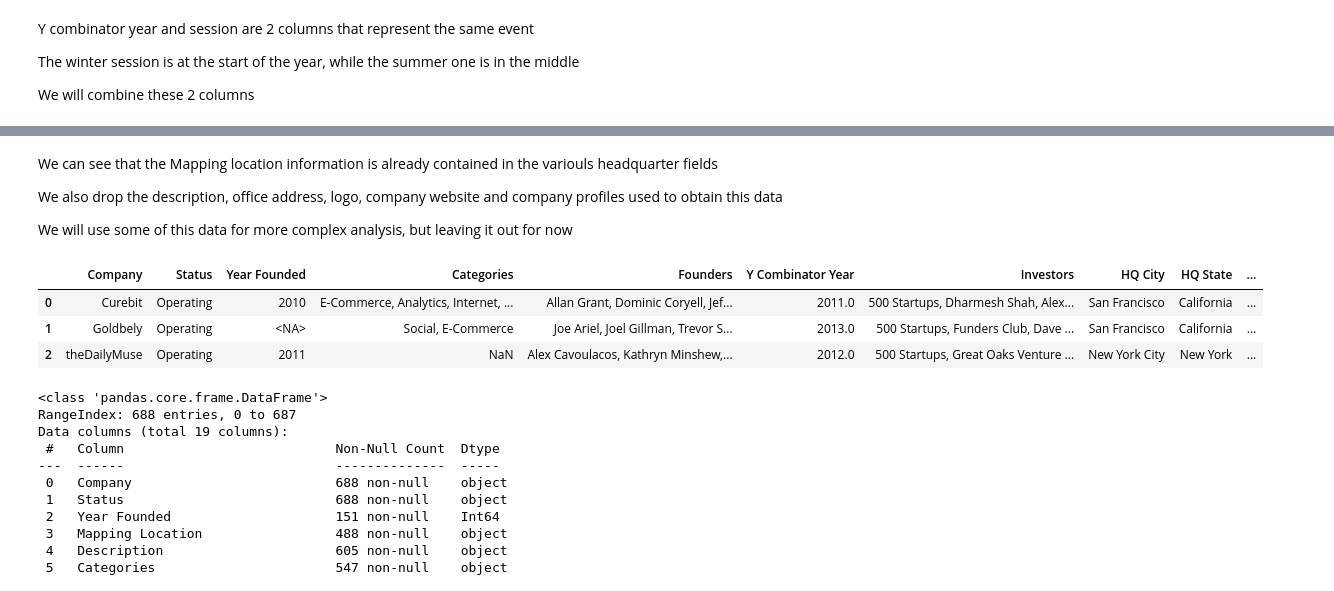
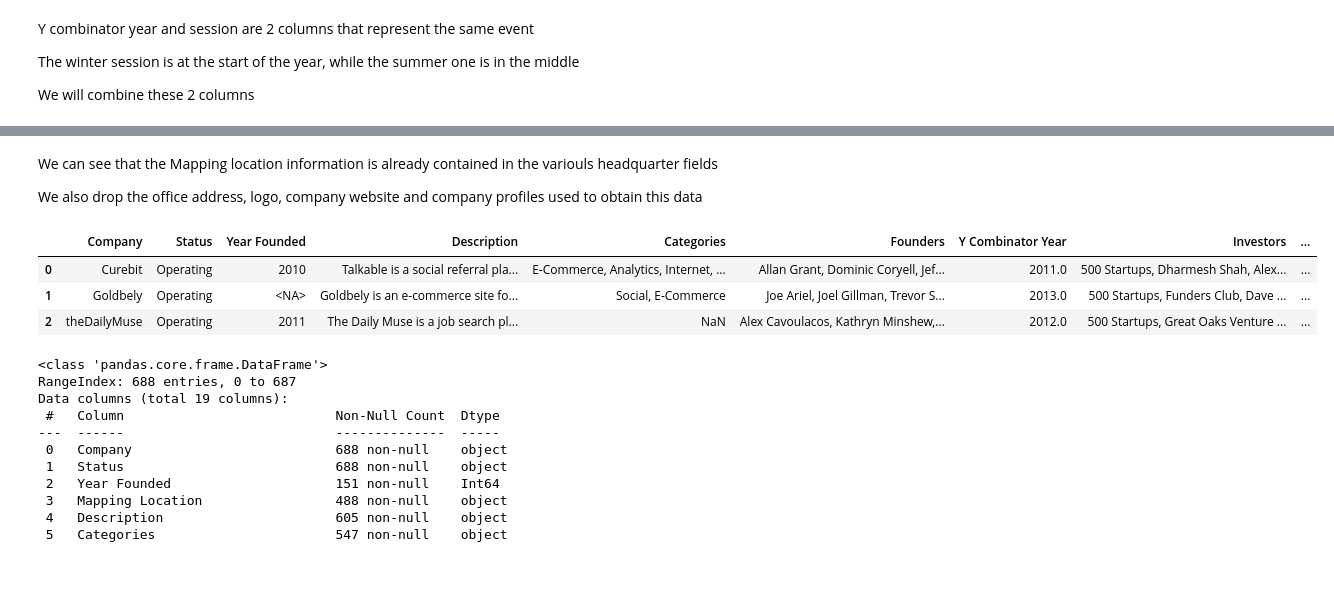
Before and after one commit to MihailoMilenkovic/startups-analysis, a Jupyter notebook: project.ipynb, the cells around one changed output, grey strips where cells are left out. Cells and saved outputs as stored; diff of their text form; code cells hidden in the pictures.

Commit message:
lots of data analysis

```diff
--- a/project.ipynb
+++ b/project.ipynb
@@ -100,27 +102,24 @@ startups_df=startups_df.drop(columns="Amount raised")
 # %% [markdown]
 We can see that the Mapping location information is already contained in the variouls headquarter fields
 
-We also drop the description, office address, logo, company website and company profiles used to obtain this data
-
-We will use some of this data for more complex analysis, but leaving it out for now
+We also drop the office address, logo, company website and company profiles used to obtain this data
 # %%
 startups_df_basic=startups_df.drop(
   [
     'Mapping Location',
-    'Description',
     'Office Address',
     'Logo',
     'Website',
     'Crunchbase / Angel List Profile','Seed-DB / Mattermark Profile'
   ]
   ,axis=1
 )
 startups_df_basic.head(3)
 # %% [output]
-|  | Company | Status | Year Founded | Categories | Founders | Y Combinator Year | Investors | HQ City | HQ State | ... |
-| 0 | Curebit | Operating | 2010 | E-Commerce, Analytics, Internet, ... | Allan Grant, Dominic Coryell, Jef... | 2011.0 | 500 Startups, Dharmesh Shah, Alex... | San Francisco | California | ... |
-| 1 | Goldbely | Operating | <NA> | Social, E-Commerce | Joe Ariel, Joel Gillman, Trevor S... | 2013.0 | 500 Startups, Funders Club, Dave ... | San Francisco | California | ... |
-| 2 | theDailyMuse | Operating | 2011 | NaN | Alex Cavoulacos, Kathryn Minshew,... | 2012.0 | 500 Startups, Great Oaks Venture ... | New York City | New York | ... |
+|  | Company | Status | Year Founded | Description | Categories | Founders | Y Combinator Year | Investors | ... |
+| 0 | Curebit | Operating | 2010 | Talkable is a social referral pla... | E-Commerce, Analytics, Internet, ... | Allan Grant, Dominic Coryell, Jef... | 2011.0 | 500 Startups, Dharmesh Shah, Alex... | ... |
+| 1 | Goldbely | Operating | <NA> | Goldbely is an e-commerce site fo... | Social, E-Commerce | Joe Ariel, Joel Gillman, Trevor S... | 2013.0 | 500 Startups, Funders Club, Dave ... | ... |
+| 2 | theDailyMuse | Operating | 2011 | The Daily Muse is a job search pl... | NaN | Alex Cavoulacos, Kathryn Minshew,... | 2012.0 | 500 Startups, Great Oaks Venture ... | ... |
 # %%
 startups_df.info()
 # %% [output]
```
Also changed, not shown: parts of 32 cells of this notebook, 1 other file.
